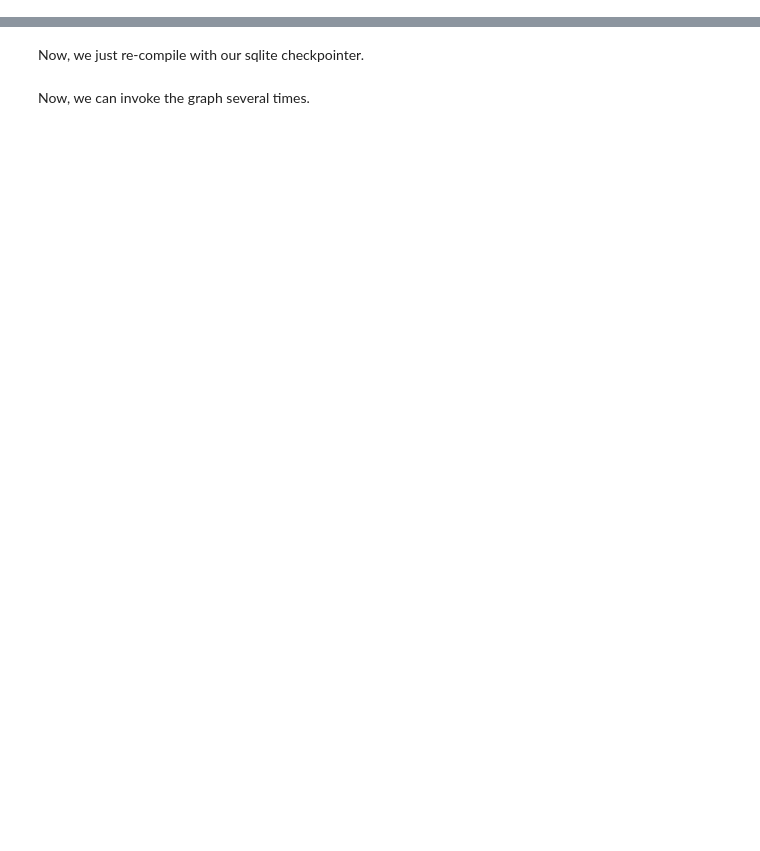
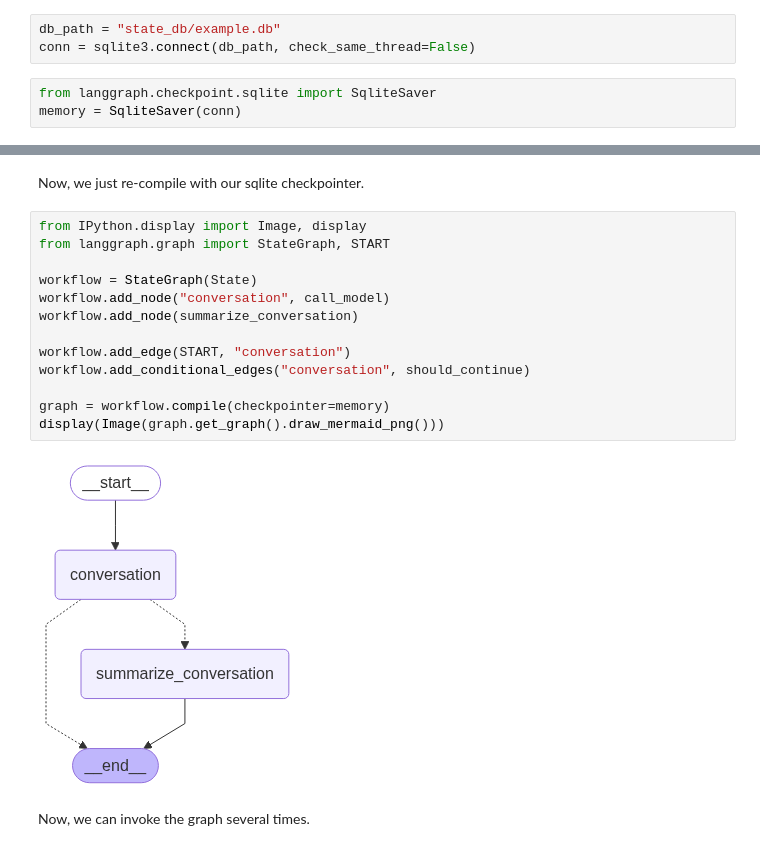
Before and after one commit to charlesbeacham/langchain-academy, a Jupyter notebook: module-2/chatbot-external-memory_cb.ipynb, the cells around one changed output, grey strips where cells are left out. Saved outputs shown, nothing was run; the diff lists cells and outputs as text; blank space fills up the shorter version.

```diff
--- a/module-2/chatbot-external-memory_cb.ipynb
+++ b/module-2/chatbot-external-memory_cb.ipynb
@@ -29,4 +41,10 @@ If we supply `":memory:"` it creates an in-memory Sqlite database.
 # %% [markdown]
 But, if we supply a db path, then it will create a database for us!
+# %%
+db_path = "state_db/example.db"
+conn = sqlite3.connect(db_path, check_same_thread=False)
+# %%
+from langgraph.checkpoint.sqlite import SqliteSaver
+memory = SqliteSaver(conn)
 # %% [markdown]
 Let's re-define our chatbot.
@@ -33,4 +123,19 @@ Let's re-define our chatbot.
 # %% [markdown]
 Now, we just re-compile with our sqlite checkpointer.
+# %%
+from IPython.display import Image, display
+from langgraph.graph import StateGraph, START
+
+workflow = StateGraph(State)
+workflow.add_node("conversation", call_model)
+workflow.add_node(summarize_conversation)
+
+workflow.add_edge(START, "conversation")
+workflow.add_conditional_edges("conversation", should_continue)
+
+graph = workflow.compile(checkpointer=memory)
+display(Image(graph.get_graph().draw_mermaid_png()))
+# %% [output]
+[figure, added]
 # %% [markdown]
 Now, we can invoke the graph several times.
```
Also changed, not shown: parts of 7 cells of this notebook.
